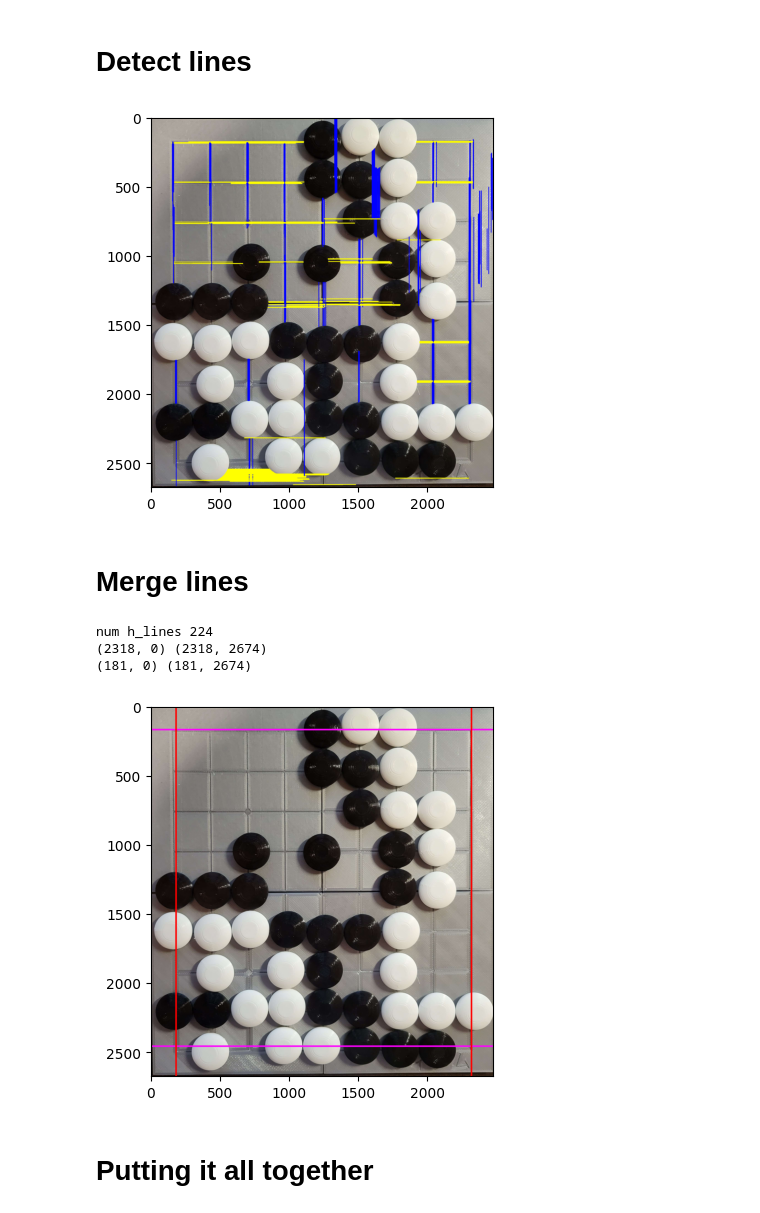
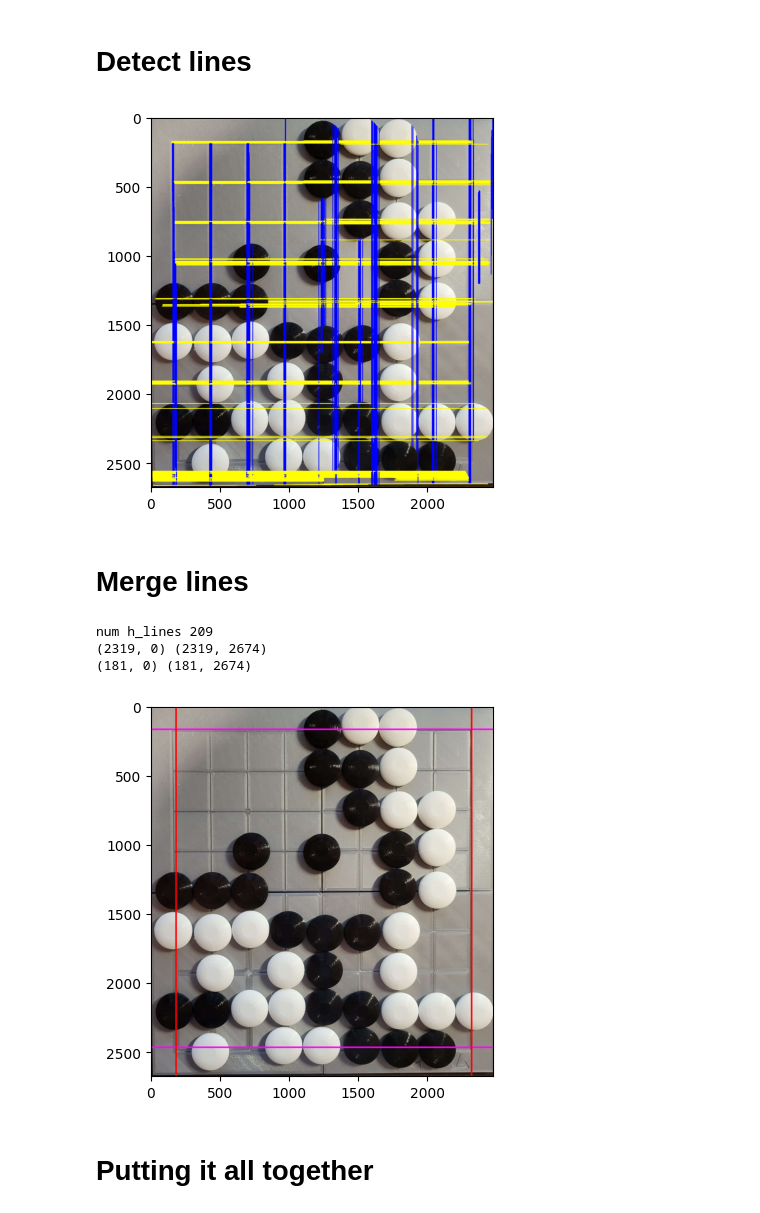
Before and after one commit to willGuimont/korigatachi, a Jupyter notebook: notebooks/detect_stone.ipynb, the cells around one changed output. Drawn from its saved outputs; the diff is of its cells as text; code cells hidden in the pictures.

```diff
--- a/notebooks/detect_stone.ipynb
+++ b/notebooks/detect_stone.ipynb
@@ -67,35 +65,35 @@ draw = np.copy(img)
 gray = cv.cvtColor(img, cv.COLOR_BGR2GRAY)
 # blurred = cv.medianBlur(gray, 3)
 blurred = np.copy(gray)
 
 edges = cv.Canny(blurred, 50, 200, None, 3)
 
-linesP = cv.HoughLinesP(edges, 1, np.pi / 2, 100, None, 300, 100)
+linesP = cv.HoughLinesP(edges, 1, np.pi / 2, 100, None, 300, 500)
 
 h_lines = []
 v_lines = []
 for i in range(0, len(linesP)):
     x1, y1, x2, y2 = linesP[i][0]
     dx, dy = x2 - x1, y2 - y1
 
     if np.sqrt(dx * dx + dy * dy) < 10:
         continue
 
     theta = np.arctan2(dy, dx)
     if 80 < np.rad2deg(abs(theta)) < 100:
         h_lines.append(linesP[i, 0])
         cv.line(draw, (x1, y1), (x2, y2), (255, 0, 0), 3, cv.LINE_AA)
     if np.rad2deg(abs(theta)) < 10 or np.rad2deg(abs(theta)) > 170:
         v_lines.append(linesP[i, 0])
         cv.line(draw, (x1, y1), (x2, y2), (0, 255, 255), 3, cv.LINE_AA)
 
 h_lines = np.array(h_lines)
 v_lines = np.array(v_lines)
 
 plt.imshow(cv.cvtColor(draw, cv.COLOR_BGR2RGB))
 plt.show()
 # %% [output]
-[figure, old version]
+[figure, new version]
 # %% [markdown]
 # Merge lines
 # %%
@@ -177,8 +175,8 @@ for rho, theta in [max_v_line, min_v_line]:
 plt.imshow(cv.cvtColor(img, cv.COLOR_BGR2RGB))
 plt.show()
 # %% [output]
-num h_lines 224
-(2318, 0) (2318, 2674)
+num h_lines 209
+(2319, 0) (2319, 2674)
 (181, 0) (181, 2674)
 [figure]
 # %% [markdown]
```
Also changed, not shown: parts of 4 cells of this notebook, 1 other file.
